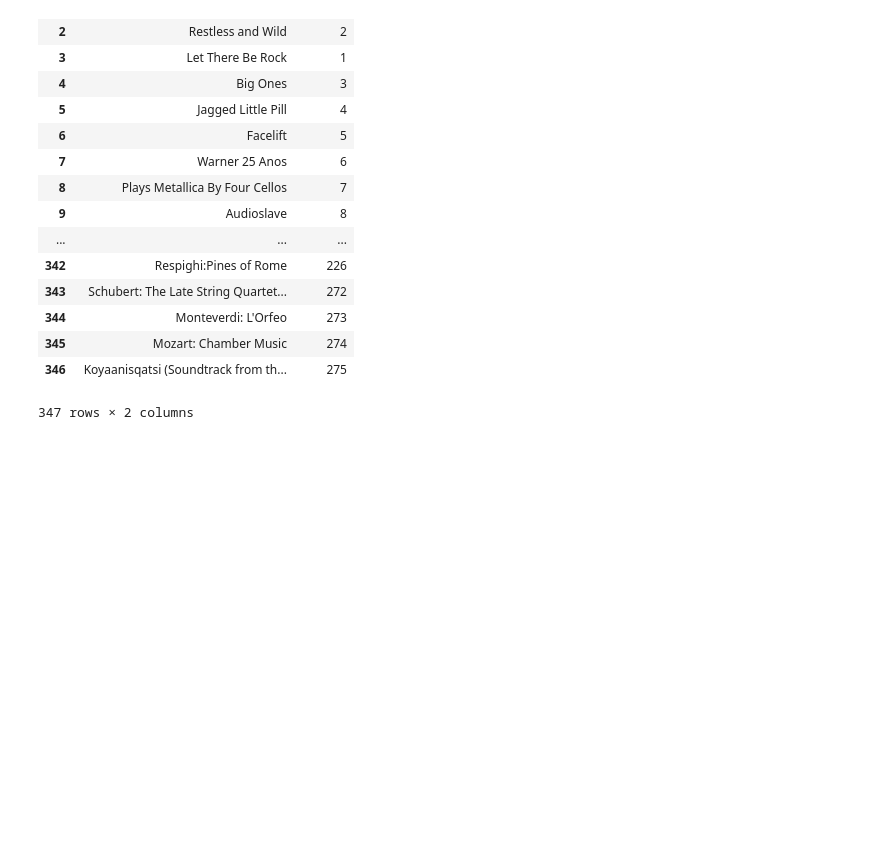
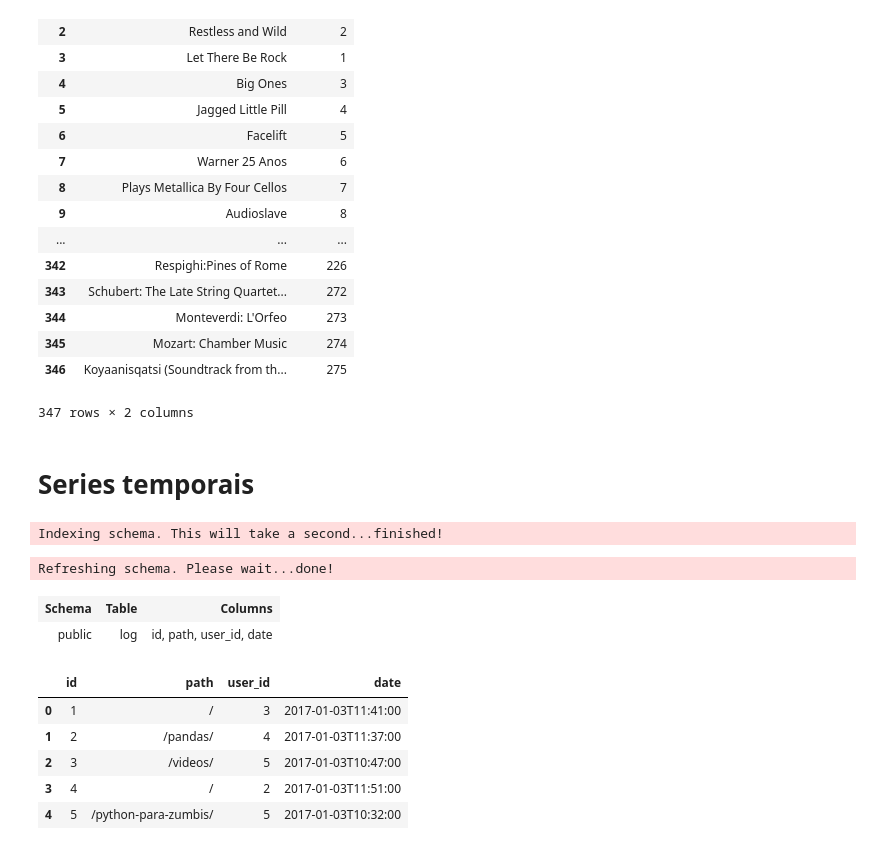
Before and after one commit to lucascarrafa/python_datascience, a Jupyter notebook: pandas_pt3.ipynb, the cells around one changed output. Drawn from its saved outputs; the diff is of its cells as text; code cells hidden in the pictures; blank space fills up the shorter version.

Commit message:
series temporais

```diff
--- a/pandas_pt3.ipynb
+++ b/pandas_pt3.ipynb
@@ -221,3 +221,5 @@ album.drop('AlbumId',axis=1)
 | 345 | Mozart: Chamber Music | 274 |
 | 346 | Koyaanisqatsi (Soundtrack from th... | 275 |
 347 rows × 2 columns
+# %% [markdown]
+# Series temporais
@@ -223,0 +228,10 @@ album.drop('AlbumId',axis=1)
+# %%
+database = DB(filename='logs.sqlite3',dbtype='sqlite')
+# %% [output]
+Indexing schema. This will take a second...finished!
+# %%
+database.tables
+# %% [output]
+Refreshing schema. Please wait...done!
+| Schema | Table | Columns |
+| public | log | id, path, user_id, date |
@@ -223,0 +240,9 @@ album.drop('AlbumId',axis=1)
+# %%
+log_df.head()
+# %% [output]
+|  | id | path | user_id | date |
+| 0 | 1 | / | 3 | 2017-01-03T11:41:00 |
+| 1 | 2 | /pandas/ | 4 | 2017-01-03T11:37:00 |
+| 2 | 3 | /videos/ | 5 | 2017-01-03T10:47:00 |
+| 3 | 4 | / | 2 | 2017-01-03T11:51:00 |
+| 4 | 5 | /python-para-zumbis/ | 5 | 2017-01-03T10:32:00 |
```
Also changed, not shown: parts of 10 cells of this notebook.
